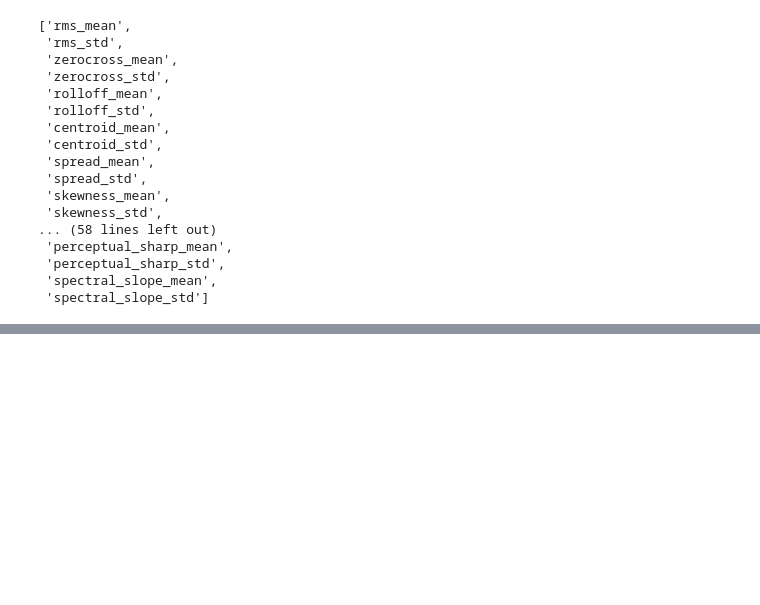
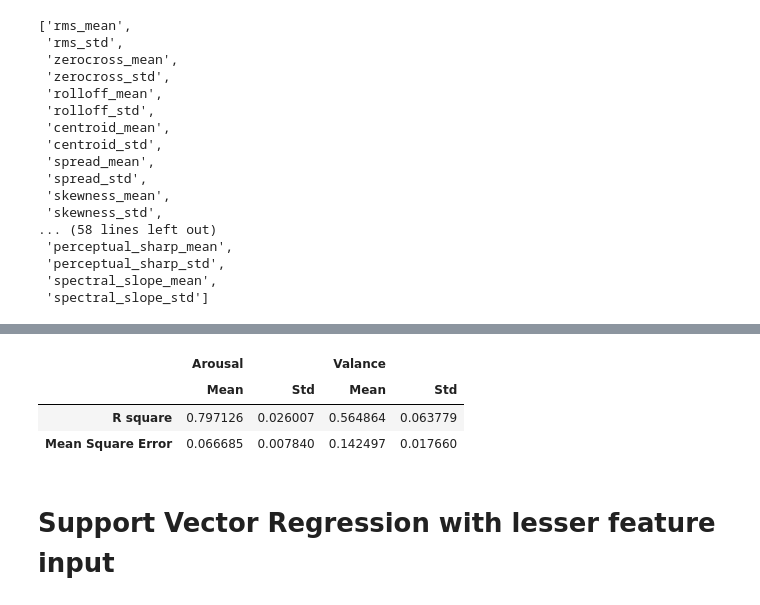
Before and after one commit to TheKangChen/soundscape-emotion-recognition-models, a Jupyter notebook: model_training.ipynb, the cells around one changed output, grey strips where cells are left out. Cells and saved outputs as stored; diff of their text form; code cells hidden in the pictures; blank space fills up the shorter version.

```diff
--- a/model_training.ipynb
+++ b/model_training.ipynb
@@ -57,3 +66,6 @@ aro_truth
 | 1211 | r_7mechanical54899_170972-hq.wav | 0.812036 |
 | 1212 | r_8indicator262210_4415905-hq.wav | 0.927453 |
 1213 rows × 2 columns
+# %%
+aro_y = aro_truth[1].astype(np.float32)
+aro_y
@@ -74,3 +99,6 @@ val_truth
 | 1211 | r_7mechanical54899_170972-hq.wav | 0.022259 |
 | 1212 | r_8indicator262210_4415905-hq.wav | -0.592745 |
 1213 rows × 2 columns
+# %%
+val_y = val_truth[1].astype(np.float32)
+val_y
@@ -173,0 +341,19 @@ f_features_norm
+# %%
+df = pd.concat([aro_df,val_df], axis=1)
+df.index = pd.Index(['R square', 'Mean Square Error'])
+df.columns = pd.MultiIndex.from_product([['Arousal', 'Valance'],['Mean', 'Std']])
+
+s = df.style
+s.set_table_styles([
+    {'selector': 'th.col_heading', 'props': 'text-align: center; font-size: 1.2em; font-style: italic; padding: 0 3em;'},
+    {'selector': 'th.col_heading.level0', 'props': 'font-style: normal; font-size: 1.5em;'},
+    {'selector': 'th.row_heading', 'props': 'text-align: center; font-size: 1.2em; font-style: italic; font-weight: bold;'},
+    {'selector': 'td', 'props': 'text-align: center;'},
+], overwrite=False)
+# %% [output]
+|  | Arousal |  | Valance |  |
+|  | Mean | Std | Mean | Std |
+| R square | 0.797126 | 0.026007 | 0.564864 | 0.063779 |
+| Mean Square Error | 0.066685 | 0.007840 | 0.142497 | 0.017660 |
+# %% [markdown]
+# Support Vector Regression with lesser feature input
```
Also changed, not shown: parts of 20 cells of this notebook.
